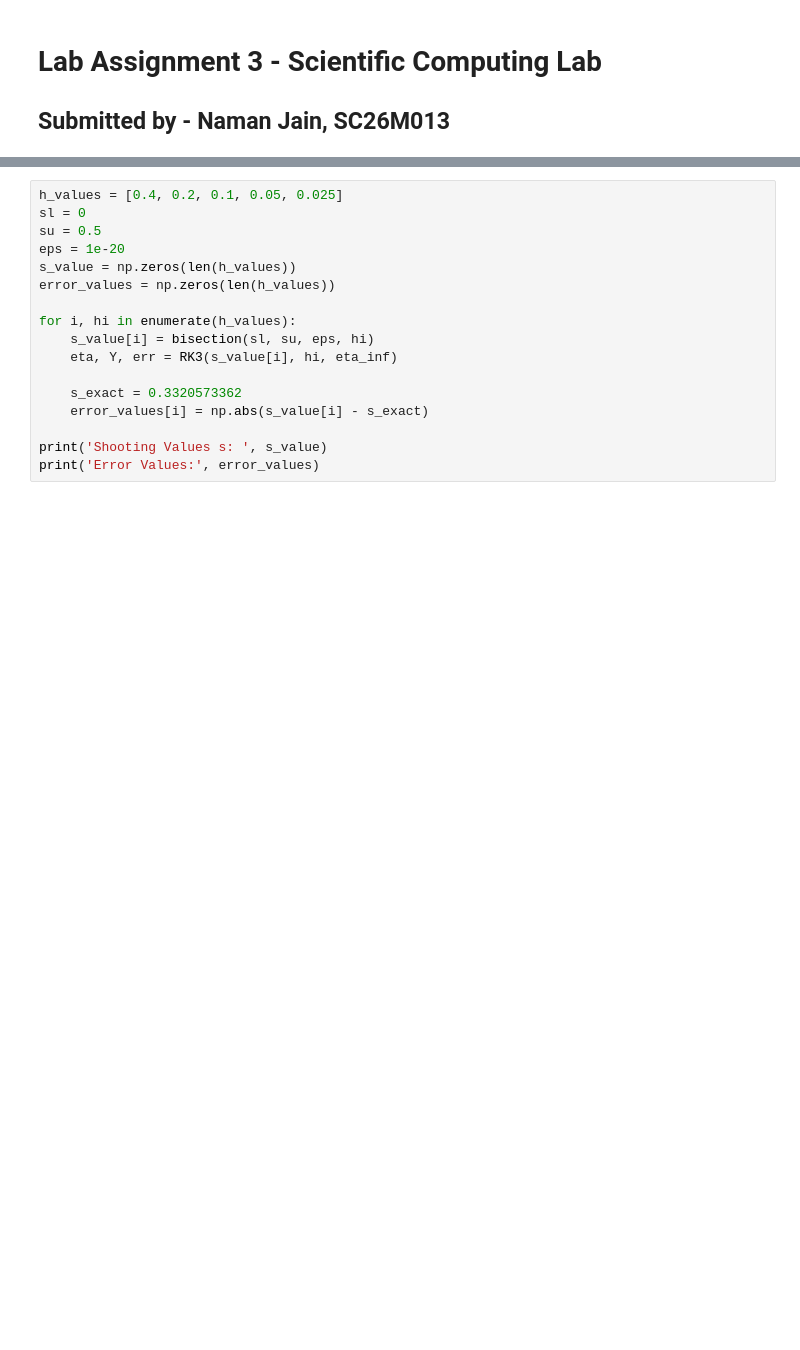
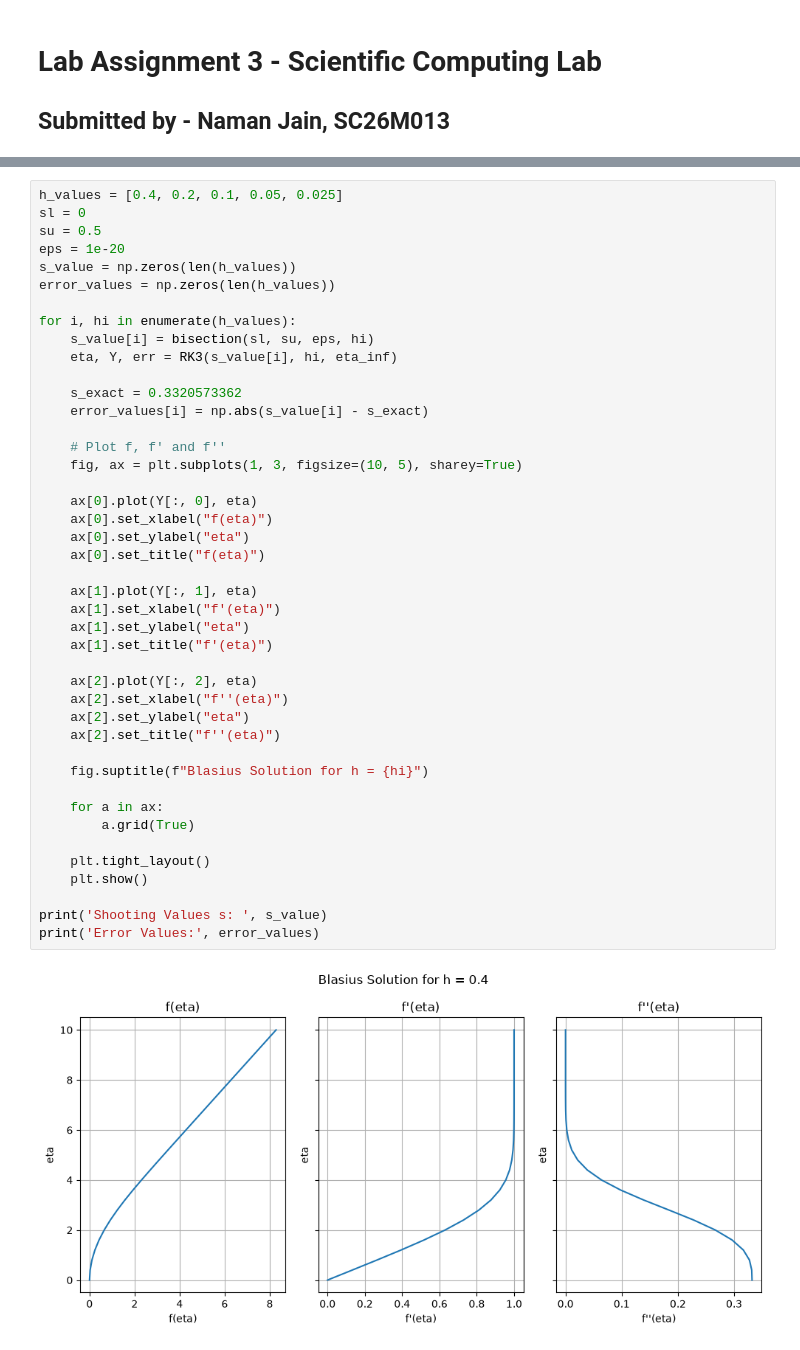
Before and after one commit to ashishbhole/AE801_2026, a Jupyter notebook: numode_bvp/Naman_BVP_ODE.ipynb, the cells around one changed output, grey strips where cells are left out. Saved outputs shown, nothing was run; the diff lists cells and outputs as text; blank space fills up the shorter version.

```diff
--- a/numode_bvp/Naman_BVP_ODE.ipynb
+++ b/numode_bvp/Naman_BVP_ODE.ipynb
@@ -73,18 +81,45 @@ plt.show()
 # %%
 h_values = [0.4, 0.2, 0.1, 0.05, 0.025]
 sl = 0
 su = 0.5
 eps = 1e-20
 s_value = np.zeros(len(h_values))
 error_values = np.zeros(len(h_values))
 
 for i, hi in enumerate(h_values):
     s_value[i] = bisection(sl, su, eps, hi)
     eta, Y, err = RK3(s_value[i], hi, eta_inf)
 
     s_exact = 0.3320573362
     error_values[i] = np.abs(s_value[i] - s_exact)
 
+    # Plot f, f' and f''
+    fig, ax = plt.subplots(1, 3, figsize=(10, 5), sharey=True)
+
+    ax[0].plot(Y[:, 0], eta)
+    ax[0].set_xlabel("f(eta)")
+    ax[0].set_ylabel("eta")
+    ax[0].set_title("f(eta)")
+
+    ax[1].plot(Y[:, 1], eta)
+    ax[1].set_xlabel("f'(eta)")
+    ax[1].set_ylabel("eta")
+    ax[1].set_title("f'(eta)")
+
+    ax[2].plot(Y[:, 2], eta)
+    ax[2].set_xlabel("f''(eta)")
+    ax[2].set_ylabel("eta")
+    ax[2].set_title("f''(eta)")
+
+    fig.suptitle(f"Blasius Solution for h = {hi}")
+
+    for a in ax:
+        a.grid(True)
+
+    plt.tight_layout()
+    plt.show()
+
 print('Shooting Values s: ', s_value)
 print('Error Values:', error_values)
 # %% [output]
+[figure, added]
```
Also changed, not shown: parts of 3 cells of this notebook.
